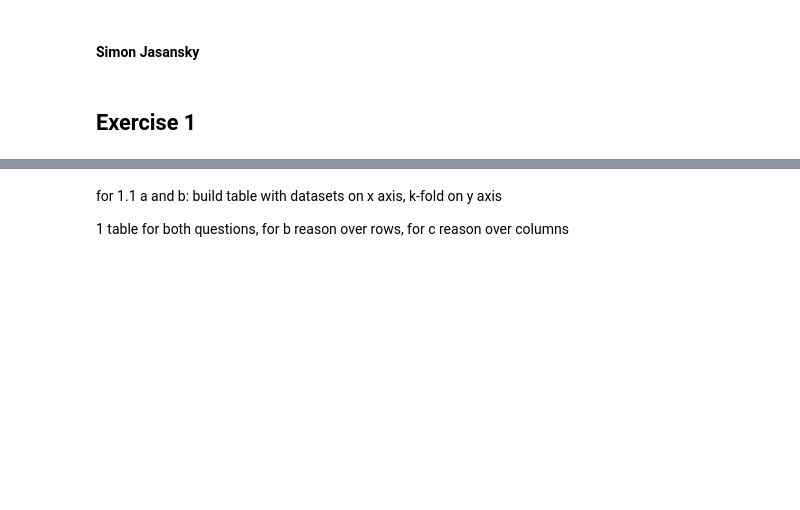
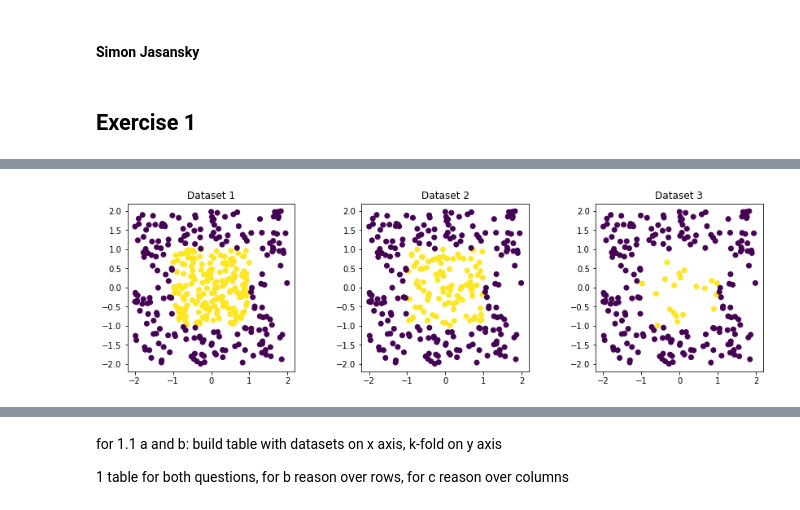
Before and after one commit to SimonJasansky/data_mining, a Jupyter notebook: assignment_2.ipynb, the cells around one changed output, grey strips where cells are left out. Drawn from its saved outputs; the diff is of its cells as text; code cells hidden in the pictures; blank space fills up the shorter version.

```diff
--- a/assignment_2.ipynb
+++ b/assignment_2.ipynb
@@ -9,18 +5,2 @@ import numpy as np
 # %% [markdown]
 ## Exercise 1
-# %%
-# import data
-exp1a = pd.read_csv("data/exp1a.csv")
-exp1b = pd.read_csv("data/exp1b.csv")
-exp1c = pd.read_csv("data/exp1c.csv")
-
-fig = plt.figure(figsize = (10,10))
-fig.subplots_adjust(hspace=0.4, wspace=0.3)
-
-idx = 1
-for data in [exp1a, exp1b, exp1c]:
-    ax = fig.add_subplot(2, 2, idx)
-    ax.scatter(data["x"], data["y"],
-                c = data["class"])
-    ax.set_title(idx)
-    idx += 1
@@ -68,0 +7,12 @@ for k in [1,5,11,21]:
+# %%
+# import standard libraries
+import pandas as pd
+import numpy as np
+import matplotlib.pyplot as plt
+
+
+# import data
+exp1 = list()
+exp1.append(pd.read_csv("data/exp1a.csv"))
+exp1.append(pd.read_csv("data/exp1b.csv"))
+exp1.append(pd.read_csv("data/exp1c.csv"))
@@ -68,0 +33,13 @@ for k in [1,5,11,21]:
+# %%
+# plot the data
+fig = plt.figure(figsize= (14,14))
+fig.subplots_adjust(hspace=0.5, wspace=0.4)
+
+for i in range(0, len(exp1)):
+    ax = fig.add_subplot(1, 3, i+1)
+    ax.scatter(exp1[i]["x"], exp1[i]["y"],
+               c = exp1[i]["class"])
+    ax.set_title("Dataset " + str(i+1))
+    ax.set(adjustable="box", aspect="equal")
+# %% [output]
+[figure, added]
```
Also changed, not shown: parts of 9 cells of this notebook.
